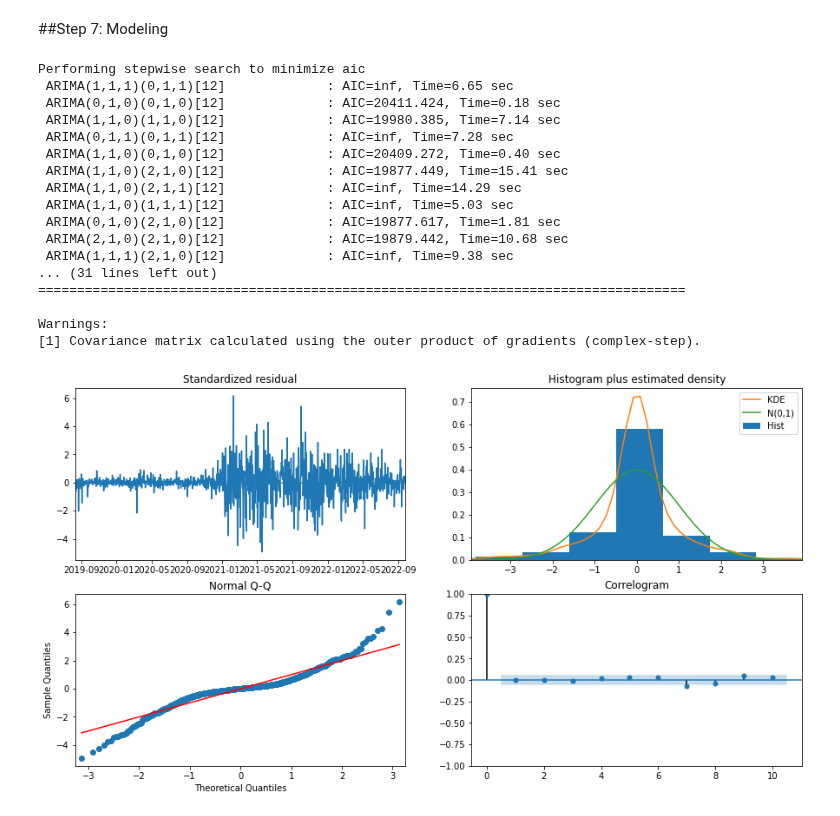
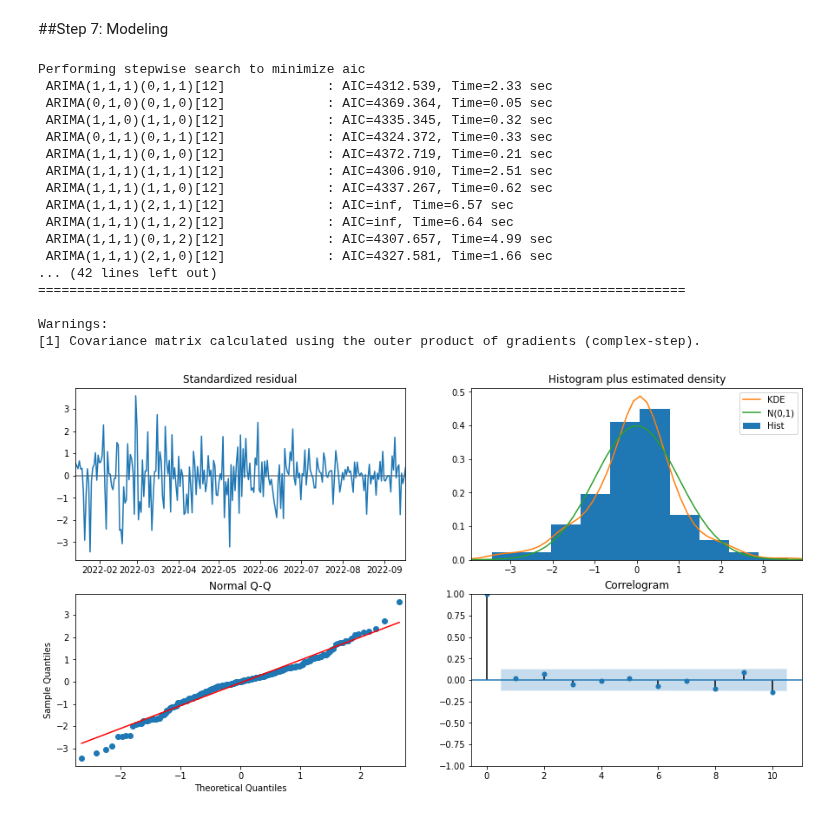
Before and after one commit to huy2212/bitcoin_price_prediction, a Jupyter notebook: data_preprocessing.ipynb, the cells around one changed output. Drawn from its saved outputs; the diff is of its cells as text; code cells hidden in the pictures.

```diff
--- a/data_preprocessing.ipynb
+++ b/data_preprocessing.ipynb
@@ -174,3 +165,7 @@ df.head()
+# %%
+#Keep only this year values, drop the redundant.
+remove_part = df[df['Date'].str[3] != '2']
+df = df.drop(remove_part.index, axis = 0)
 # %%
 #Change date type to datetime64
 df['Date'] = df['Date'].astype('datetime64')
@@ -180,0 +186,5 @@ df.set_index('Date', inplace= True)
+# %%
+from pmdarima.model_selection import train_test_split
+
+train_data, test_data = train_test_split(df['Close'], test_size = 10)
+test_data.shape, train_data.shape
@@ -296,35 +308,35 @@ So we can see here the p = 2, d = 2, q = 6, let's move on to build the model.
 # %%
 from pmdarima.arima import auto_arima
 # %%
-arima_model = auto_arima(df['Close'], start_p=1, start_q=1,
+arima_model = auto_arima(train_data, start_p=1, start_q=1,
                            max_p=3, max_q=3, m=12,
                            start_P=0, seasonal=True,
                            d=1, D=1, trace=True,
                            error_action='ignore',
                            suppress_warnings=True,
                            stepwise=True)
 print(arima_model.summary())
 arima_model.plot_diagnostics(figsize=(15,8))
 plt.show()
 # %% [output]
 Performing stepwise search to minimize aic
- ARIMA(1,1,1)(0,1,1)[12]             : AIC=inf, Time=6.65 sec
- ARIMA(0,1,0)(0,1,0)[12]             : AIC=20411.424, Time=0.18 sec
- ARIMA(1,1,0)(1,1,0)[12]             : AIC=19980.385, Time=7.14 sec
- ARIMA(0,1,1)(0,1,1)[12]             : AIC=inf, Time=7.28 sec
- ARIMA(1,1,0)(0,1,0)[12]             : AIC=20409.272, Time=0.40 sec
- ARIMA(1,1,0)(2,1,0)[12]             : AIC=19877.449, Time=15.41 sec
- ARIMA(1,1,0)(2,1,1)[12]             : AIC=inf, Time=14.29 sec
- ARIMA(1,1,0)(1,1,1)[12]             : AIC=inf, Time=5.03 sec
- ARIMA(0,1,0)(2,1,0)[12]             : AIC=19877.617, Time=1.81 sec
- ARIMA(2,1,0)(2,1,0)[12]             : AIC=19879.442, Time=10.68 sec
- ARIMA(1,1,1)(2,1,0)[12]             : AIC=inf, Time=9.38 sec
-... (31 lines left out)
+ ARIMA(1,1,1)(0,1,1)[12]             : AIC=4312.539, Time=2.33 sec
+ ARIMA(0,1,0)(0,1,0)[12]             : AIC=4369.364, Time=0.05 sec
+ ARIMA(1,1,0)(1,1,0)[12]             : AIC=4335.345, Time=0.32 sec
+ ARIMA(0,1,1)(0,1,1)[12]             : AIC=4324.372, Time=0.33 sec
+ ARIMA(1,1,1)(0,1,0)[12]             : AIC=4372.719, Time=0.21 sec
+ ARIMA(1,1,1)(1,1,1)[12]             : AIC=4306.910, Time=2.51 sec
+ ARIMA(1,1,1)(1,1,0)[12]             : AIC=4337.267, Time=0.62 sec
+ ARIMA(1,1,1)(2,1,1)[12]             : AIC=inf, Time=6.57 sec
+ ARIMA(1,1,1)(1,1,2)[12]             : AIC=inf, Time=6.64 sec
+ ARIMA(1,1,1)(0,1,2)[12]             : AIC=4307.657, Time=4.99 sec
+ ARIMA(1,1,1)(2,1,0)[12]             : AIC=4327.581, Time=1.66 sec
+... (42 lines left out)
 ===================================================================================
 
 Warnings:
 [1] Covariance matrix calculated using the outer product of gradients (complex-step).
-[figure, old version]
+[figure, new version]
 # %%
 import statsmodels.api as sa
 # %%
```
Also changed, not shown: parts of 18 cells of this notebook.
